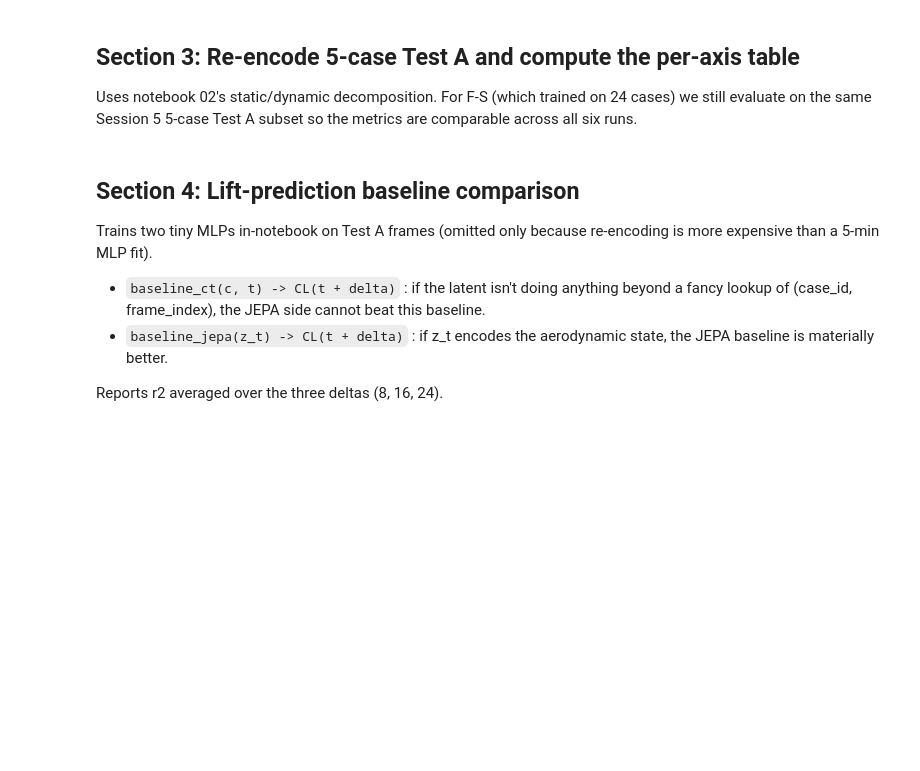
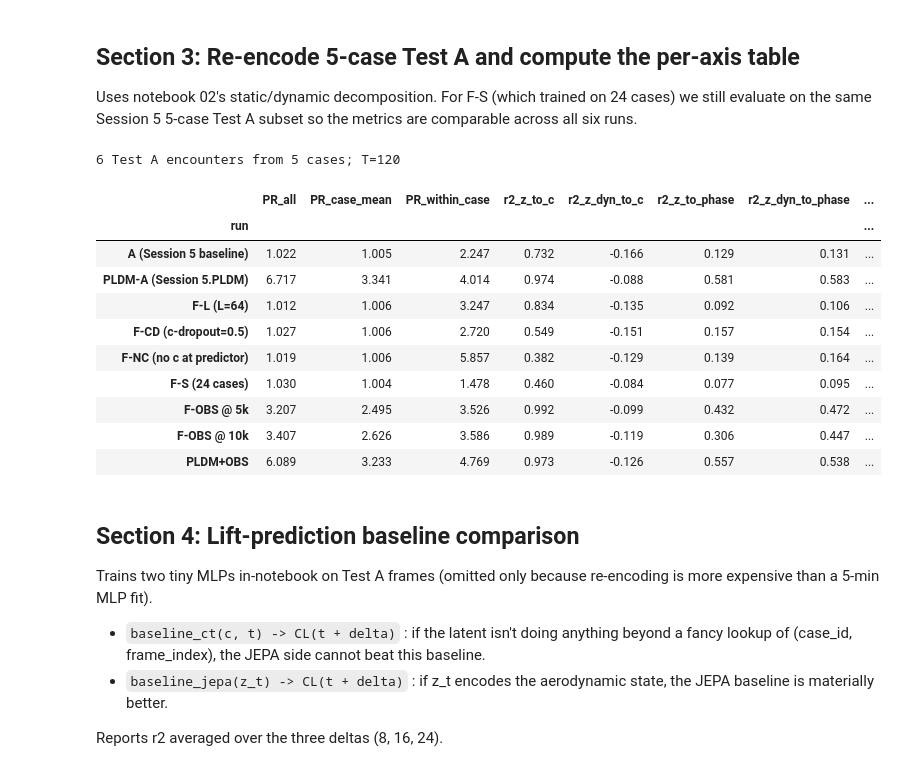
Before and after one commit to sanmi90/GUST-JEPA, a Jupyter notebook: notebooks/03_factorial_analysis.ipynb, the cells around one changed output. Saved outputs shown, nothing was run; the diff lists cells and outputs as text; code cells hidden in the pictures; blank space fills up the shorter version.

```diff
--- a/notebooks/03_factorial_analysis.ipynb
+++ b/notebooks/03_factorial_analysis.ipynb
@@ -210,34 +247,47 @@ def probe_r2(z_2d, y_2d, seed=0):
         torch.from_numpy(z_2d.astype(np.float32)),
         torch.from_numpy(y_2d.astype(np.float32)),
         torch.from_numpy(fit), torch.from_numpy(ev),
     )
     return float(r2['r2_overall']) if isinstance(r2, dict) else float(r2)
 
 
 def metrics_for(z_all):
     z_cm, z_dyn = split_static_dynamic(z_all)
     z_flat = z_all.reshape(-1, D)
     z_dyn_flat = z_dyn.reshape(-1, D)
     c_rep = np.repeat(c_of_enc, T_full, axis=0)
     phase = np.tile(np.arange(T_full, dtype=np.float32), N_enc)[:, None]
     return {
         'PR_all': pr_of(z_flat),
         'PR_case_mean': pr_of(z_cm),
         'PR_within_case': float(np.mean([
             pr_of(z_dyn[case_of_enc == cid].reshape(-1, D)) for cid in sorted(set(case_of_enc))
         ])),
         'r2_z_to_c': probe_r2(z_flat, c_rep),
         'r2_z_dyn_to_c': probe_r2(z_dyn_flat, c_rep),
         'r2_z_to_phase': probe_r2(z_flat, phase),
         'r2_z_dyn_to_phase': probe_r2(z_dyn_flat, phase),
         'frac_dyn_norm': float(np.linalg.norm(z_dyn) / np.linalg.norm(z_all)),
     }
 
 
-encoded = {label: encode_all(enc) for label, (enc, _, _) in loaded.items()}
+encoded = {label: encode_all(enc) for label, (enc, _, _, _) in loaded.items()}
 rows = [{'run': label, **metrics_for(z)} for label, z in encoded.items()]
 df_metrics = pd.DataFrame(rows).set_index('run')
 df_metrics.round(3)
+# %% [output]
+6 Test A encounters from 5 cases; T=120
+|  | PR_all | PR_case_mean | PR_within_case | r2_z_to_c | r2_z_dyn_to_c | r2_z_to_phase | r2_z_dyn_to_phase | ... |
+| run |  |  |  |  |  |  |  | ... |
+| A (Session 5 baseline) | 1.022 | 1.005 | 2.247 | 0.732 | -0.166 | 0.129 | 0.131 | ... |
+| PLDM-A (Session 5.PLDM) | 6.717 | 3.341 | 4.014 | 0.974 | -0.088 | 0.581 | 0.583 | ... |
+| F-L (L=64) | 1.012 | 1.006 | 3.247 | 0.834 | -0.135 | 0.092 | 0.106 | ... |
+| F-CD (c-dropout=0.5) | 1.027 | 1.006 | 2.720 | 0.549 | -0.151 | 0.157 | 0.154 | ... |
+| F-NC (no c at predictor) | 1.019 | 1.006 | 5.857 | 0.382 | -0.129 | 0.139 | 0.164 | ... |
+| F-S (24 cases) | 1.030 | 1.004 | 1.478 | 0.460 | -0.084 | 0.077 | 0.095 | ... |
+| F-OBS @ 5k | 3.207 | 2.495 | 3.526 | 0.992 | -0.099 | 0.432 | 0.472 | ... |
+| F-OBS @ 10k | 3.407 | 2.626 | 3.586 | 0.989 | -0.119 | 0.306 | 0.447 | ... |
+| PLDM+OBS | 6.089 | 3.233 | 4.769 | 0.973 | -0.126 | 0.557 | 0.538 | ... |
 # %% [markdown]
 ## Section 4: Lift-prediction baseline comparison
 
```
Also changed, not shown: parts of 7 cells of this notebook, 5 other files.
